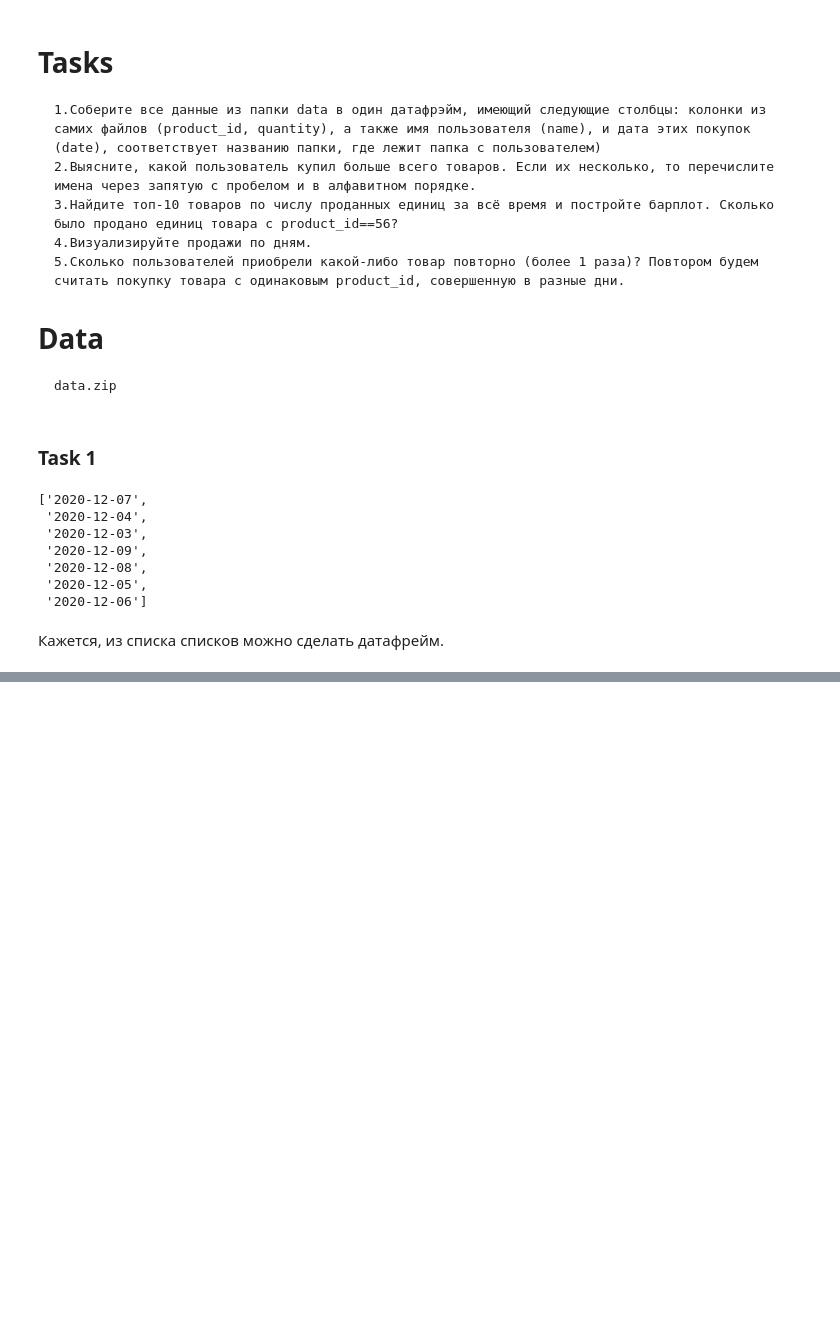
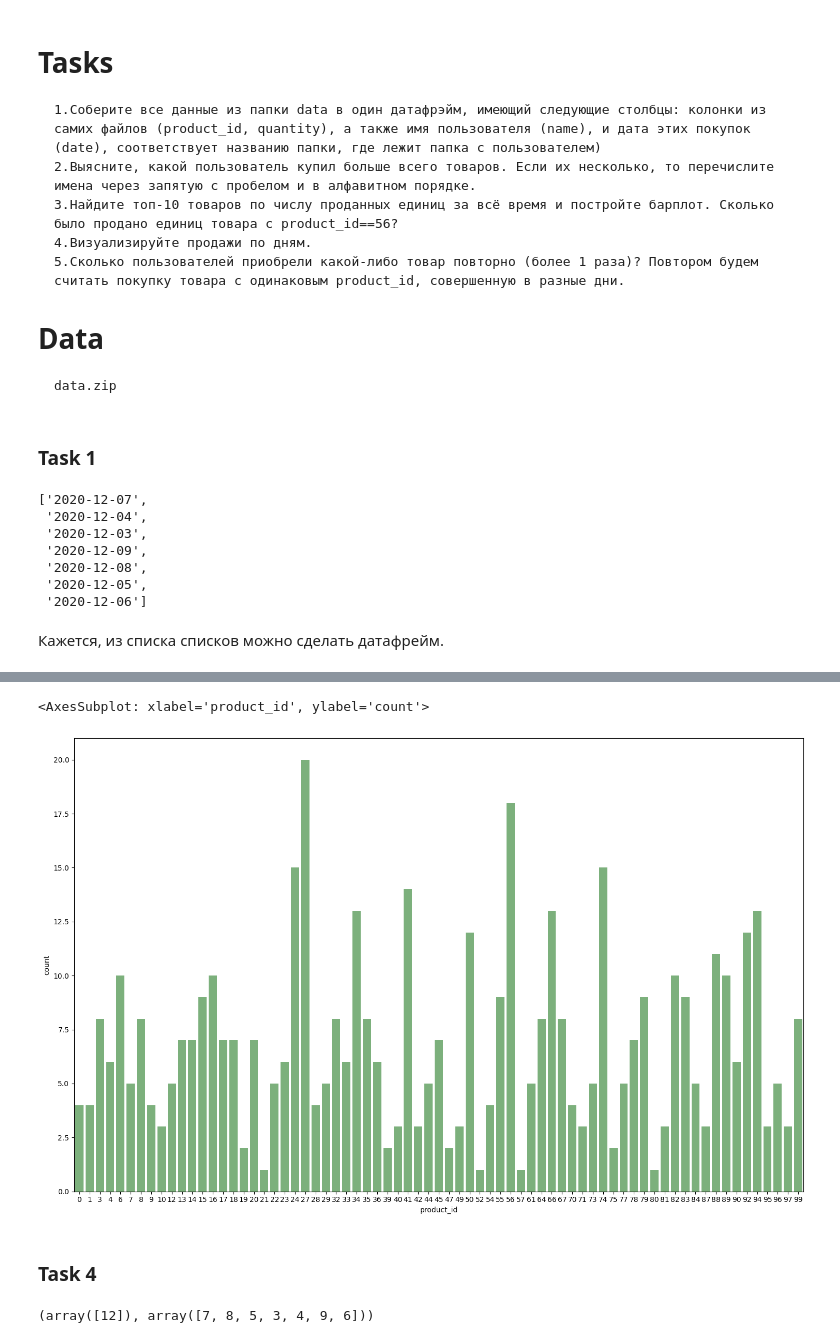
Before and after one commit to arazyan/learning, a Jupyter notebook: data_analysis/projects/3/work_w_messy_data.ipynb, the cells around one changed output, grey strips where cells are left out. Saved outputs shown, nothing was run; the diff lists cells and outputs as text; code cells hidden in the pictures; blank space fills up the shorter version.

```diff
--- a/data_analysis/projects/3/work_w_messy_data.ipynb
+++ b/data_analysis/projects/3/work_w_messy_data.ipynb
@@ -118,0 +80,20 @@ Name: 0, dtype: int64
+# %%
+def make_df(path_to_file):
+    """Функция, которая собирает датафрейм из csv и пути до csv.
+
+    Принимаемые параметры: путь до csv (строка).
+    Возвращаемое значение: датафрейм.
+    """
+    df = pd.read_csv(path_to_file)
+    date, name = path_to_file.split('/')[2], path_to_file.split('/')[3]
+    df['name'], df['date'] = name, date
+    df.date = pd.to_datetime(df.date)
+    df = df.drop(columns='Unnamed: 0')
+    return df
+# %%
+dfs = []
+
+for path in path_to_csv:
+    dfs.append(make_df(path))
+# %%
+big_df = pd.concat(dfs).sort_values('name')
@@ -118,0 +146,4 @@ Name: 0, dtype: int64
+# %%
+temp_df = big_df.groupby('product_id', as_index=False) \
+    .agg({'quantity' : 'sum'}) \
+    .rename(columns={'quantity' : 'count'})
@@ -118,0 +166,14 @@ Name: 0, dtype: int64
+# %%
+plt.rcParams["figure.figsize"] = [15.00, 9.50]
+plt.rcParams["figure.autolayout"] = True
+sns.barplot(x=temp_df['product_id'], y=temp_df['count'], color='green', alpha=0.55)
+# %% [output]
+<AxesSubplot: xlabel='product_id', ylabel='count'>
+[figure, added]
+# %% [markdown]
+### Task 4
+# %%
+# уникальные месяцы и дни
+big_df.date.dt.month.unique(), big_df.date.dt.day.unique()
+# %% [output]
+(array([12]), array([7, 8, 5, 3, 4, 9, 6]))
```
Also changed, not shown: parts of 30 cells of this notebook.
